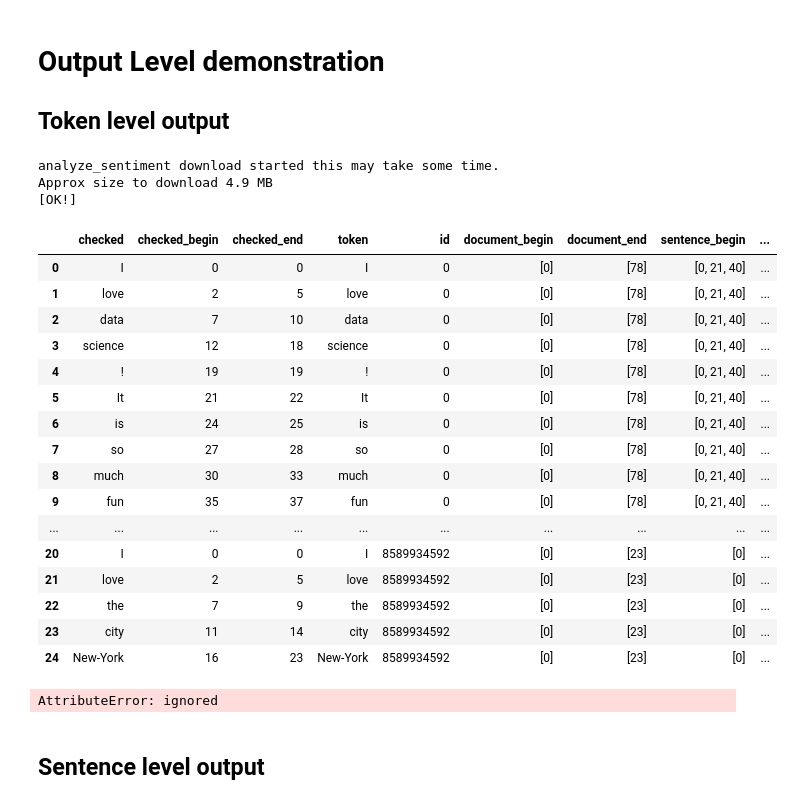
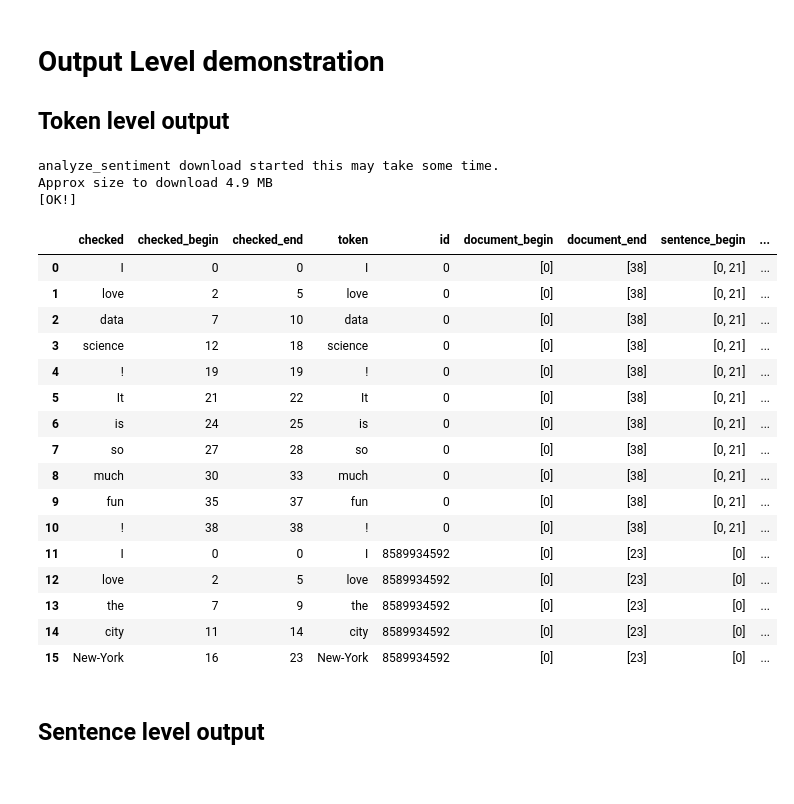
Before and after one commit to JohnSnowLabs/nlu, a Jupyter notebook: examples/collab/nlu_all_components_demo.ipynb, the cells around one changed output. Saved outputs shown, nothing was run; the diff lists cells and outputs as text; code cells hidden in the pictures.

```diff
--- a/examples/collab/nlu_all_components_demo.ipynb
+++ b/examples/collab/nlu_all_components_demo.ipynb
@@ -177,5 +541,5 @@ Approx size to download 4.9 MB
 # %% [markdown]
 # Spell checking
 # %%
-nlu.load('spell').predict('I liek pentut butr and jelli')
+nlu.load('spell').predict('I liek peantut buter and jelli')
 # %% [output]
@@ -244,2 +572,0 @@ Approx size to download 3 MB
-# %%
-nlu.load('ner').predict('Donald Trump had a meeting with Tim Appe in new York!')
@@ -602,2 +644,0 @@ Approximate size to download 923.7 MB
-# %%
-nlu.load('en.classify.trec6').predict('Where is the next food store?')
@@ -615,2 +644,0 @@ Approximate size to download 923.7 MB
-# %%
-nlu.load('en.classify.trec50').predict('How expensive is the Watch?')
@@ -628,32 +647,28 @@ Approximate size to download 923.7 MB
 
 ## Token level output
 # %%
-nlu.load('sentiment').predict(['I love data science! It is so much fun! It can also be quite helpful to people.', 'I love the city New-York'], output_level='token', output_positions=True)
+nlu.load('sentiment').predict(['I love data science! It is so much fun!', 'I love the city New-York'], output_level='token', positions=True)
 # %% [output]
 analyze_sentiment download started this may take some time.
 Approx size to download 4.9 MB
 [OK!]
 |  | checked | checked_begin | checked_end | token | id | document_begin | document_end | sentence_begin | ... |
-| 0 | I | 0 | 0 | I | 0 | [0] | [78] | [0, 21, 40] | ... |
-| 1 | love | 2 | 5 | love | 0 | [0] | [78] | [0, 21, 40] | ... |
-| 2 | data | 7 | 10 | data | 0 | [0] | [78] | [0, 21, 40] | ... |
-| 3 | science | 12 | 18 | science | 0 | [0] | [78] | [0, 21, 40] | ... |
-| 4 | ! | 19 | 19 | ! | 0 | [0] | [78] | [0, 21, 40] | ... |
-| 5 | It | 21 | 22 | It | 0 | [0] | [78] | [0, 21, 40] | ... |
-| 6 | is | 24 | 25 | is | 0 | [0] | [78] | [0, 21, 40] | ... |
-| 7 | so | 27 | 28 | so | 0 | [0] | [78] | [0, 21, 40] | ... |
-| 8 | much | 30 | 33 | much | 0 | [0] | [78] | [0, 21, 40] | ... |
-| 9 | fun | 35 | 37 | fun | 0 | [0] | [78] | [0, 21, 40] | ... |
-| ... | ... | ... | ... | ... | ... | ... | ... | ... | ... |
-| 20 | I | 0 | 0 | I | 8589934592 | [0] | [23] | [0] | ... |
-| 21 | love | 2 | 5 | love | 8589934592 | [0] | [23] | [0] | ... |
-| 22 | the | 7 | 9 | the | 8589934592 | [0] | [23] | [0] | ... |
-| 23 | city | 11 | 14 | city | 8589934592 | [0] | [23] | [0] | ... |
-| 24 | New-York | 16 | 23 | New-York | 8589934592 | [0] | [23] | [0] | ... |
+| 0 | I | 0 | 0 | I | 0 | [0] | [38] | [0, 21] | ... |
+| 1 | love | 2 | 5 | love | 0 | [0] | [38] | [0, 21] | ... |
+| 2 | data | 7 | 10 | data | 0 | [0] | [38] | [0, 21] | ... |
+| 3 | science | 12 | 18 | science | 0 | [0] | [38] | [0, 21] | ... |
+| 4 | ! | 19 | 19 | ! | 0 | [0] | [38] | [0, 21] | ... |
+| 5 | It | 21 | 22 | It | 0 | [0] | [38] | [0, 21] | ... |
+| 6 | is | 24 | 25 | is | 0 | [0] | [38] | [0, 21] | ... |
+| 7 | so | 27 | 28 | so | 0 | [0] | [38] | [0, 21] | ... |
+| 8 | much | 30 | 33 | much | 0 | [0] | [38] | [0, 21] | ... |
+| 9 | fun | 35 | 37 | fun | 0 | [0] | [38] | [0, 21] | ... |
+| 10 | ! | 38 | 38 | ! | 0 | [0] | [38] | [0, 21] | ... |
+| 11 | I | 0 | 0 | I | 8589934592 | [0] | [23] | [0] | ... |
+| 12 | love | 2 | 5 | love | 8589934592 | [0] | [23] | [0] | ... |
+| 13 | the | 7 | 9 | the | 8589934592 | [0] | [23] | [0] | ... |
+| 14 | city | 11 | 14 | city | 8589934592 | [0] | [23] | [0] | ... |
+| 15 | New-York | 16 | 23 | New-York | 8589934592 | [0] | [23] | [0] | ... |
-# %%
-nlu.load('sentiment').predict(['I love data science! It is so much fun! It can also be quite helpful to people.', 'I love the city New-York'], output_level='chunk')
-# %% [output]
-AttributeError: ignored
 # %% [markdown]
 ## Sentence level output
 # %%
```
Also changed, not shown: parts of 127 cells of this notebook, 8 other files.
